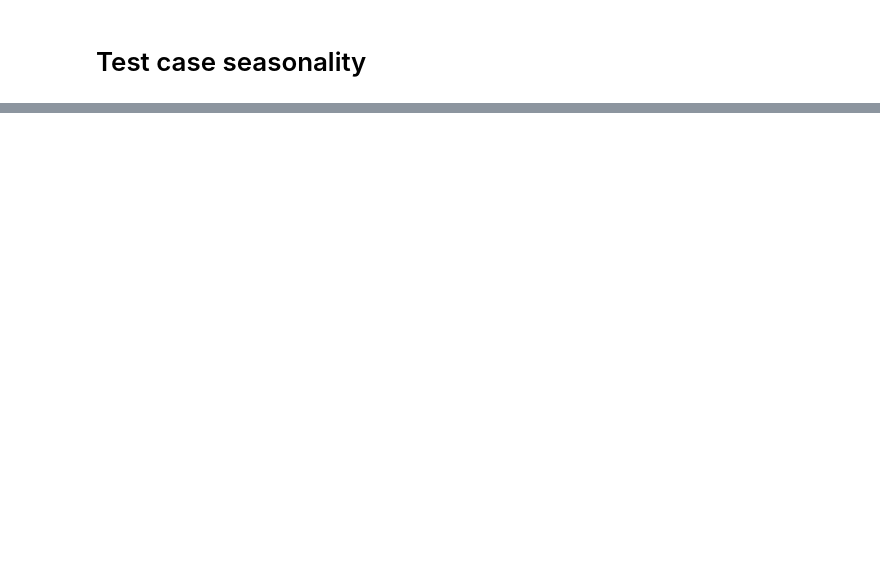
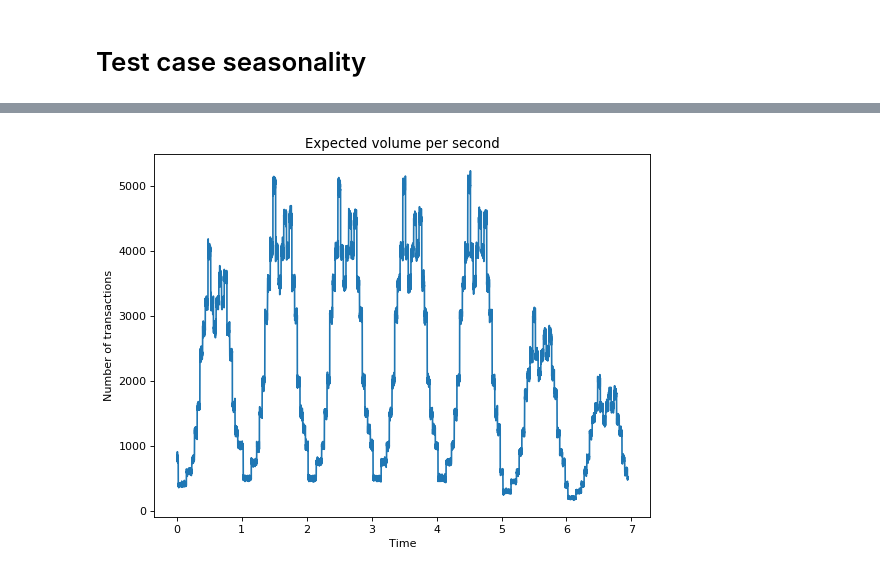
Before and after one commit to Jorisvdv/ING-project, a Jupyter notebook: Seasonality/Test_case_seasonality.ipynb, the cells around one changed output, grey strips where cells are left out. Drawn from its saved outputs; the diff is of its cells as text; code cells hidden in the pictures; blank space fills up the shorter version.

```diff
--- a/Seasonality/Test_case_seasonality.ipynb
+++ b/Seasonality/Test_case_seasonality.ipynb
@@ -41,0 +28,23 @@ plt.show()
+# %%
+time_scale = np.linspace(0, 600000, 10000)
+max_vol = 5000
+
+len(time_scale)
+def volume(time, max_volume, csv_file):
+    season = Seasonality(csv_file)
+    volumes = np.empty(len(time))
+    i = 0
+    for time_point in time:
+        volumes[i] =np.random.gamma(season.scale(time_point) * max_volume,1)
+        i += 1
+    return(volumes)
+
+plt.figure(num=2, figsize=(8, 6), dpi=80, facecolor='w', edgecolor='k')
+plt.plot(time_scale/(3600*24), volume(time_scale,max_vol, csv_filename))
+plt.xlabel('Time')
+plt.ylabel('Number of transactions')
+plt.axis('tight')
+plt.title("Expected volume per second")
+plt.show()
+# %% [output]
+[figure, added]
```
Also changed, not shown: parts of 6 cells of this notebook, 3 other files.
